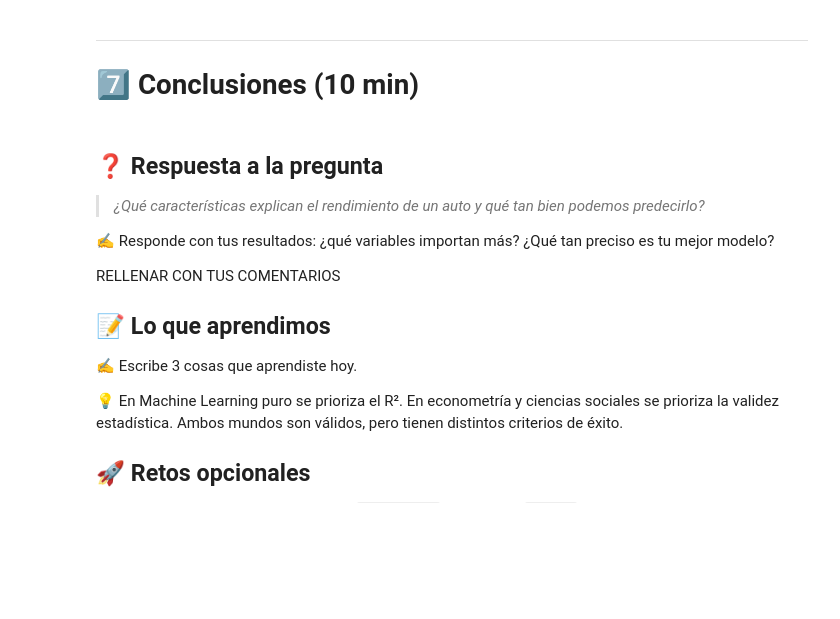
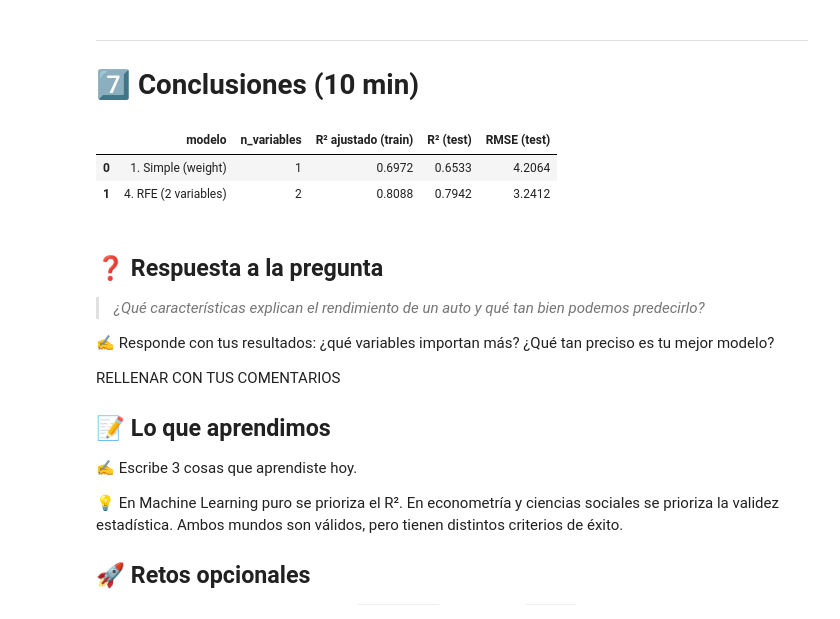
Before and after one commit to claudiofernandez0/linear_regression_intro_638279, a Jupyter notebook: 01-regresion-lineal/caso_mpg.ipynb, the cells around one changed output. Drawn from its saved outputs; the diff is of its cells as text; code cells hidden in the pictures; blank space fills up the shorter version.

```diff
--- a/01-regresion-lineal/caso_mpg.ipynb
+++ b/01-regresion-lineal/caso_mpg.ipynb
@@ -446,3 +446,15 @@ from sklearn.model_selection import train_test_split
 # 2. y = la columna 'mpg'
 # 3. X_train, X_test, y_train, y_test = train_test_split(X, y, test_size=0.2, random_state=42)
 # ✍️ Tu código aquí
+
+X = df.drop(columns=['mpg', 'name'])
+y = df['mpg']
+
+X_train, X_test, y_train, y_test = train_test_split(
+    X,
+    y,
+    test_size=0.2,
+    random_state=42
+)
+
+print(f"Train: {X_train.shape} | Test: {X_test.shape}")
@@ -456,3 +470,12 @@ import statsmodels.api as sm
 # 2. modelo_simple = sm.OLS(y_train, X_train_simple).fit()
 # 3. print(modelo_simple.summary())
 # ✍️ Tu código aquí
+
+X_train_simple = sm.add_constant(X_train[['weight']])
+
+modelo_simple = sm.OLS(
+    y_train,
+    X_train_simple
+).fit()
+
+print(modelo_simple.summary())
@@ -682,3 +764,9 @@ Cuando la curva se **aplana**, preferimos el modelo **más simple** (*principio
 # 3. cols_rfe = X_train_enc.columns[rfe.support_]
 # 4. Imprime cols_rfe
 # ✍️ Tu código aquí
+
+rfe = RFE(estimator=LinearRegression(), n_features_to_select=2)
+rfe.fit(X_train_scaled, y_train)
+
+cols_rfe = X_train_enc.columns[rfe.support_]
+print(cols_rfe)
@@ -686,3 +776,14 @@ Cuando la curva se **aplana**, preferimos el modelo **más simple** (*principio
 # Ajusta modelo_rfe con cols_rfe (sin escalar: X_train_enc[cols_rfe]), muestra el summary,
 # evalúalo y agrégalo a la comparación
 # ✍️ Tu código aquí
+modelo_rfe = ajustar_ols(X_train_enc[cols_rfe], y_train)
+print(modelo_rfe.summary())
+
+comparacion.append(
+    evaluar_modelo(
+        '4. RFE (2 variables)',
+        modelo_rfe,
+        X_test_enc[cols_rfe],
+        y_test
+    )
+)
@@ -696,7 +815,13 @@ RELLENAR CON TUS COMENTARIOS
 # %%
 # Tabla comparativa de todos los modelos
 # Pista: pd.DataFrame(comparacion)
 # ✍️ Tu código aquí
+
+pd.DataFrame(comparacion)
+# %% [output]
+|  | modelo | n_variables | R² ajustado (train) | R² (test) | RMSE (test) |
+| 0 | 1. Simple (weight) | 1 | 0.6972 | 0.6533 | 4.2064 |
+| 1 | 4. RFE (2 variables) | 2 | 0.8088 | 0.7942 | 3.2412 |
 # %%
 # Grafica real vs predicho del modelo final
 # 1. y_pred_rfe = predecir(modelo_rfe, X_test_enc[cols_rfe])
```
Also changed, not shown: parts of 15 cells of this notebook, 1 other file.
